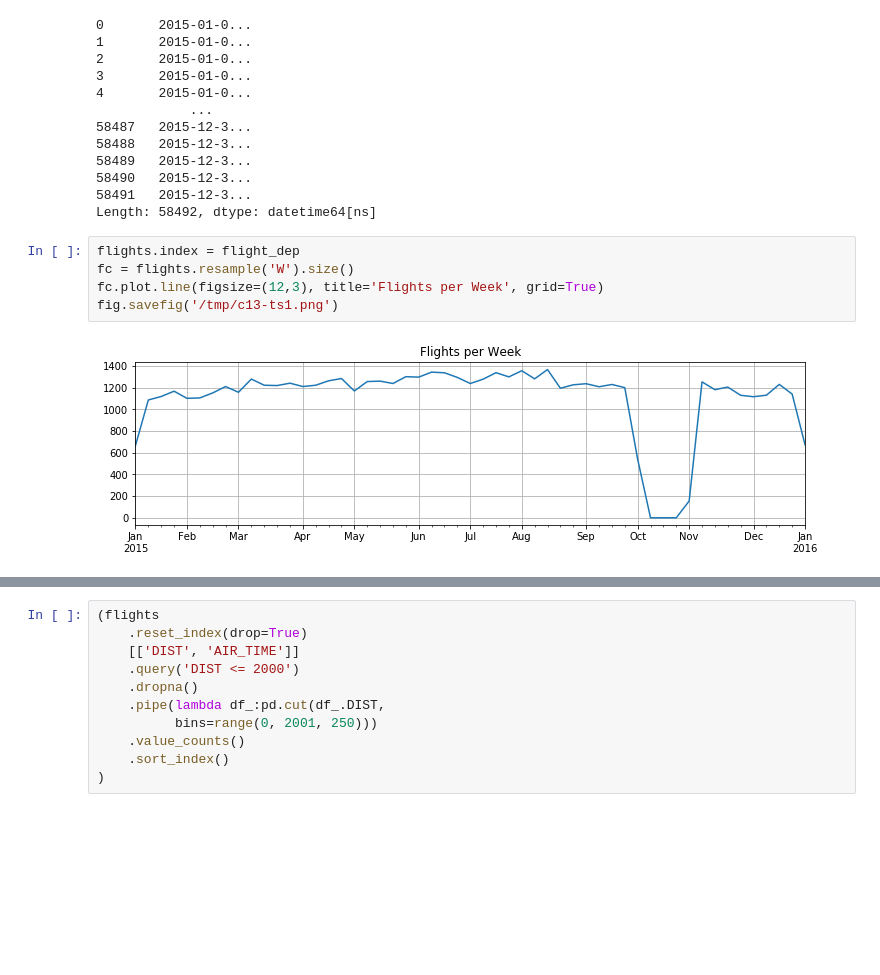
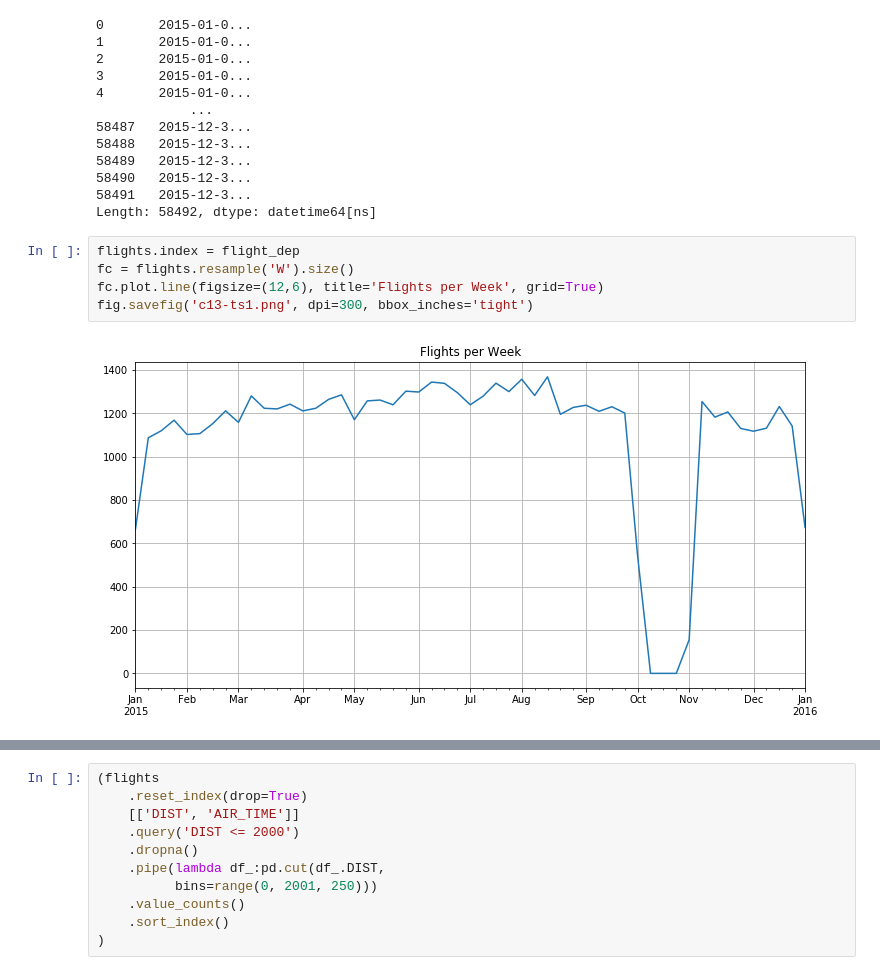
Before and after one commit to PacktPublishing/Pandas-Cookbook-Second-Edition, a Jupyter notebook: 13-code.ipynb, the cells around one changed output, grey strips where cells are left out. Drawn from its saved outputs; the diff is of its cells as text; blank space fills up the shorter version.

```diff
--- a/13-code.ipynb
+++ b/13-code.ipynb
@@ -594,10 +594,10 @@ Length: 58492, dtype: datetime64[ns]
 # %%
 flights.index = flight_dep
 fc = flights.resample('W').size()
-fc.plot.line(figsize=(12,3), title='Flights per Week', grid=True)
-fig.savefig('/tmp/c13-ts1.png')
+fc.plot.line(figsize=(12,6), title='Flights per Week', grid=True)
+fig.savefig('c13-ts1.png', dpi=300, bbox_inches='tight')
 # %% [output]
-[figure, old version]
+[figure, new version]
 # %%
 def interp_lt_n(df_, n=600):
     return (df_
```
Also changed, not shown: parts of 58 cells of this notebook, 1 other file.
